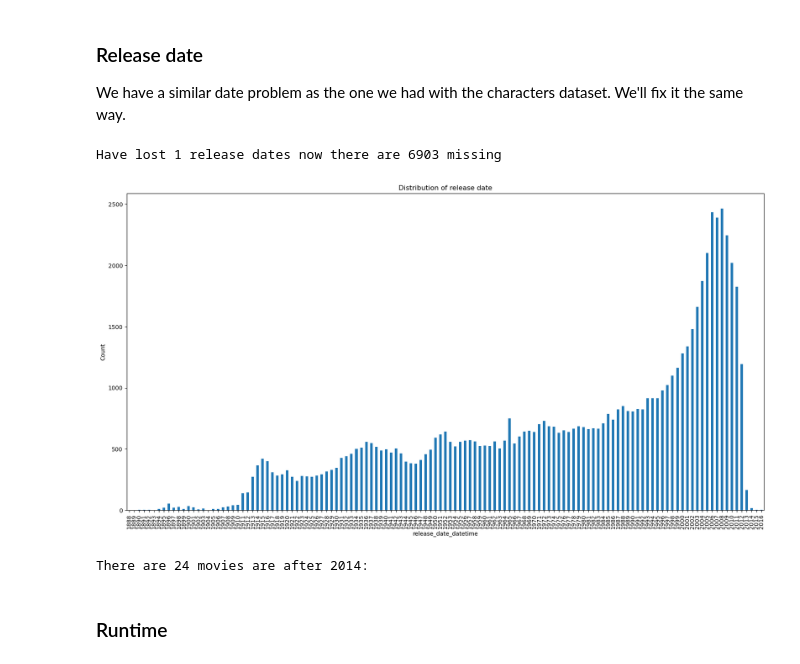
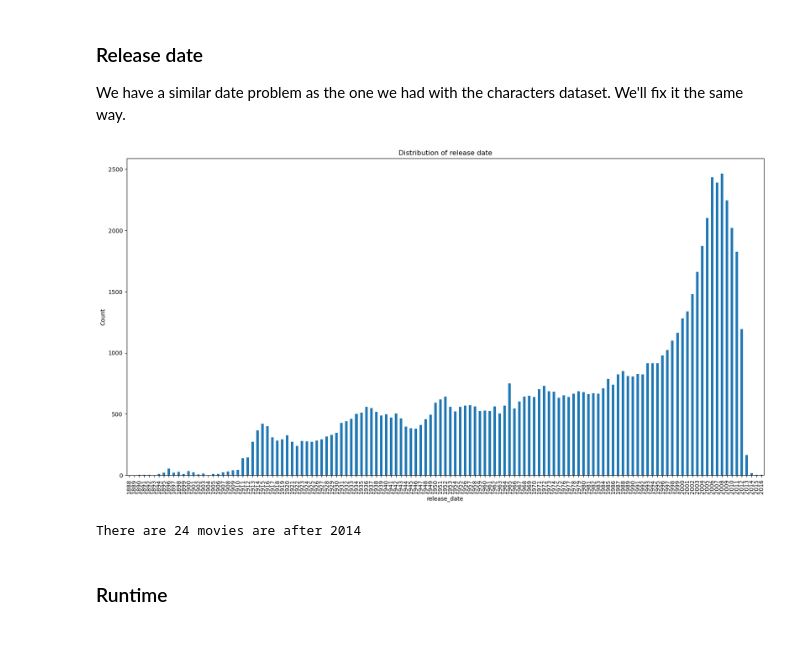
Before and after one commit to epfl-ada/ada-2024-project-datamigos, a Jupyter notebook: milestone_2.ipynb, the cells around one changed output. Cells and saved outputs as stored; diff of their text form; code cells hidden in the pictures.

```diff
--- a/milestone_2.ipynb
+++ b/milestone_2.ipynb
@@ -25,6 +25,17 @@ This project utilizes a rich collection of datasets encompassing movies, charact
 ### External datasets
 
 We also use external datasets to enrich our data. More information about these datasets can be found in the [External datasets](#External-datasets) section.
+# %%
+DATA_FOLDER = 'data/'
+DATA_FOLDER_CMU = DATA_FOLDER + 'raw/MovieSummaries/'
+DATA_FOLDER_TMDB = DATA_FOLDER + 'raw/TMDb/'
+
+CMU_CHARACTER = DATA_FOLDER_CMU + 'character.metadata.tsv'
+CMU_MOVIE = DATA_FOLDER_CMU + 'movie.metadata.tsv'
+PLOT_SUMMARIES = DATA_FOLDER_CMU + 'plot_summaries.txt'
+
+TMDB_MOVIE = DATA_FOLDER_TMDB + 'movies_metadata.csv'
+TMDB_KEYWORDS = DATA_FOLDER_TMDB + 'keywords.csv'
 # %% [markdown]
 # Initial dataset preprocessing
 # %%
@@ -190,4 +194,5 @@ df_characters.drop_duplicates(subset=['freebase_id', 'freebase_actor_id', 'freeb
 ## Movie dataset
 # %%
 # For the movies metadata
-df_movies = pd.read_table('data/MovieSummaries/movie.metadata.tsv', names=['wikipedia_id', 'freebase_id', 'name', 'release_date', 'revenue', 'runtime', 'languages', 'countries', 'genres'], header=None)
+df_movies = pd.read_table(CMU_MOVIE, names=['wikipedia_id', 'freebase_id', 'title', 'release_date', 'revenue', 'runtime', 'languages', 'countries', 'genres'], header=None)
+df_movies.info()
@@ -292,26 +294,22 @@ Looking at the output, we observe that:
 We have a similar date problem as the one we had with the characters dataset. We'll fix it the same way.
 # %%
 # Convert the date strings to datetime objects
-df_movies['release_date_datetime'] = df_movies['release_date'].apply(convert_to_datetime)
-df_movies['release_date_datetime'] = pd.to_datetime(df_movies['release_date_datetime'], errors='coerce')
-
-print('Have lost %d release dates'%(df_movies['release_date_datetime'].isna().sum() - df_movies['release_date'].isna().sum()), 'now there are %d missing'%(df_movies['release_date_datetime'].isna().sum()))
+df_movies['release_date'] = df_movies['release_date'].apply(convert_to_datetime)
+df_movies['release_date'] = pd.to_datetime(df_movies['release_date'], errors='coerce')
-# %% [output]
-Have lost 1 release dates now there are 6903 missing
 # %%
 # Plot the distribution of the movie release date
 plt.figure(figsize=(20, 10))
 plt.title('Distribution of release date')
 plt.xlabel('Release date')
 plt.ylabel('Count')
-df_movies.dropna(subset=['release_date_datetime'])['release_date_datetime'].dt.year.sort_values().value_counts(sort=False).plot(kind='bar')
+df_movies.dropna(subset=['release_date'])['release_date'].dt.year.sort_values().value_counts(sort=False).plot(kind='bar')
 plt.show()
 # %% [output]
-[figure, old version]
+[figure, new version]
 # %%
-print(f"There are {len(df_movies[df_movies['release_date_datetime'] >= pd.to_datetime('2014')])} movies are after 2014:")
+print(f"There are {len(df_movies[df_movies['release_date'] >= pd.to_datetime('2014')])} movies are after 2014")
 # %% [output]
-There are 24 movies are after 2014:
+There are 24 movies are after 2014
 # %% [markdown]
 ### Runtime
 # %% [markdown]
```
Also changed, not shown: parts of 28 cells of this notebook, 9 other files.
